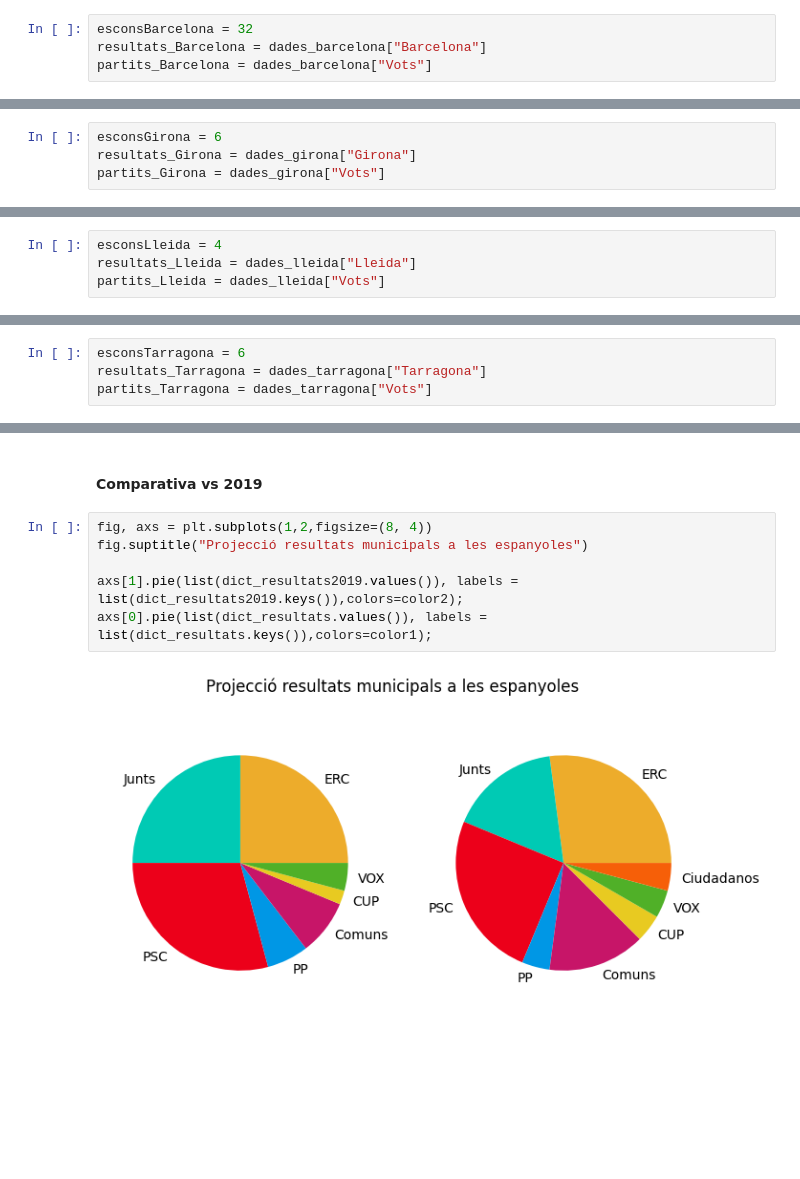
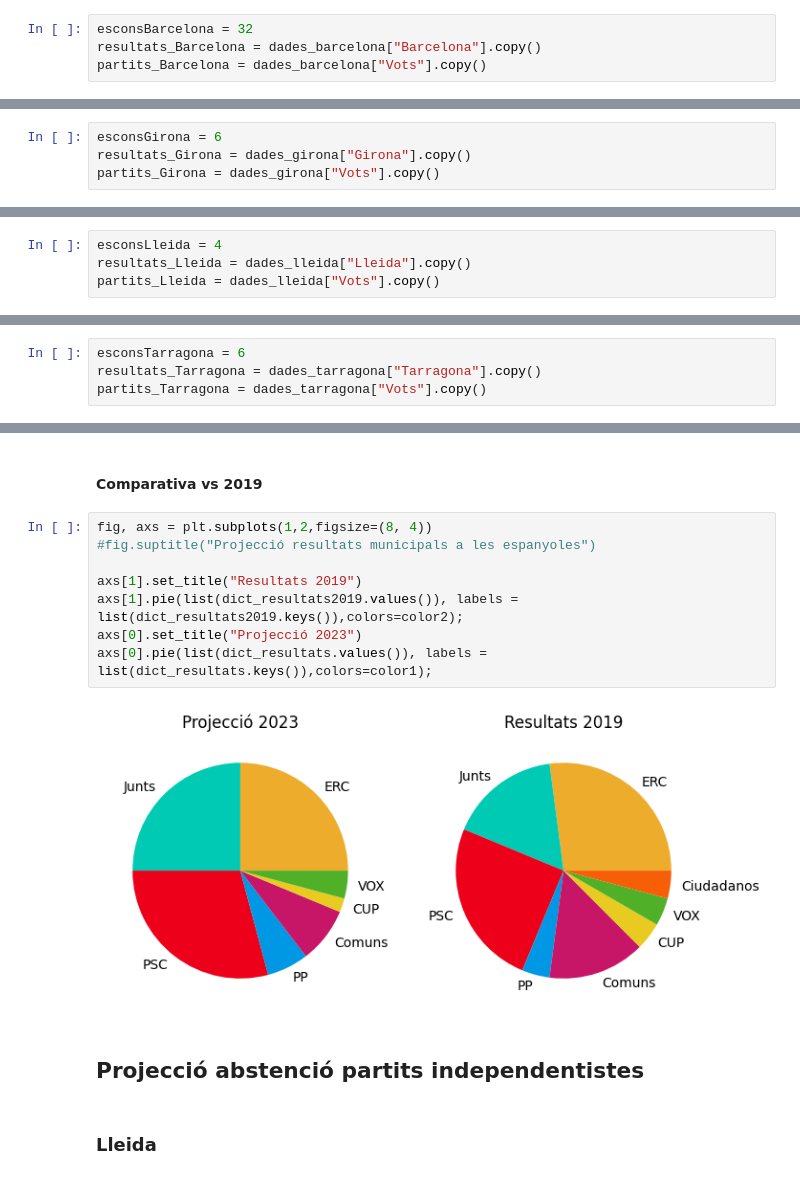
Before and after one commit to albaguti/ProjeccioEleccions, a Jupyter notebook: ProspeccioResultats.ipynb, the cells around one changed output, grey strips where cells are left out. Cells and saved outputs as stored; diff of their text form; blank space fills up the shorter version.

```diff
--- a/ProspeccioResultats.ipynb
+++ b/ProspeccioResultats.ipynb
@@ -85,8 +130,8 @@ dades_barcelona
 | 13 | FIC | 1448 | 0.0006 |
 # %%
 esconsBarcelona = 32
-resultats_Barcelona = dades_barcelona["Barcelona"]
-partits_Barcelona = dades_barcelona["Vots"]
+resultats_Barcelona = dades_barcelona["Barcelona"].copy()
+partits_Barcelona = dades_barcelona["Vots"].copy()
 # %%
 res,limit,esconsRepartitsBarcelona = repartimentEscons(resultats_Barcelona,esconsBarcelona,partits_Barcelona)
 dataBarcelona = pd.DataFrame(res, columns=dades_barcelona["Vots"])
@@ -139,8 +184,8 @@ dades_girona
 | 11 | SOMMESCAT | 1624 | 0.0057 |
 # %%
 esconsGirona = 6
-resultats_Girona = dades_girona["Girona"]
-partits_Girona = dades_girona["Vots"]
+resultats_Girona = dades_girona["Girona"].copy()
+partits_Girona = dades_girona["Vots"].copy()
 # %%
 res,limit,esconsRepartitsGirona = repartimentEscons(resultats_Girona,esconsGirona,partits_Girona)
 dataGirona = pd.DataFrame(res, columns=dades_girona["Vots"])
@@ -173,8 +218,8 @@ dades_lleida
 | 10 | APC | 783 | 0.0044 |
 # %%
 esconsLleida = 4
-resultats_Lleida = dades_lleida["Lleida"]
-partits_Lleida = dades_lleida["Vots"]
+resultats_Lleida = dades_lleida["Lleida"].copy()
+partits_Lleida = dades_lleida["Vots"].copy()
 # %%
 res,limit,esconsRepartitsLleida = repartimentEscons(resultats_Lleida,esconsLleida,partits_Lleida)
 dataLleida = pd.DataFrame(res, columns=dades_lleida["Vots"])
@@ -213,8 +258,8 @@ dades_tarragona
 | 9 | APCANVI | 1638 | 0.0050 |
 # %%
 esconsTarragona = 6
-resultats_Tarragona = dades_tarragona["Tarragona"]
-partits_Tarragona = dades_tarragona["Vots"]
+resultats_Tarragona = dades_tarragona["Tarragona"].copy()
+partits_Tarragona = dades_tarragona["Vots"].copy()
 # %%
 res,limit,esconsRepartitsTarragona = repartimentEscons(resultats_Tarragona,esconsTarragona,partits_Tarragona)
 dataTarragona = pd.DataFrame(res, columns=dades_tarragona["Vots"])
@@ -299,9 +344,15 @@ plt.pie(list(dict_resultats2019.values()), labels = list(dict_resultats2019.keys
 <h4> Comparativa vs 2019
 # %%
 fig, axs = plt.subplots(1,2,figsize=(8, 4))
-fig.suptitle("Projecció resultats municipals a les espanyoles")
+#fig.suptitle("Projecció resultats municipals a les espanyoles")
 
+axs[1].set_title("Resultats 2019")
 axs[1].pie(list(dict_resultats2019.values()), labels = list(dict_resultats2019.keys()),colors=color2);
+axs[0].set_title("Projecció 2023")
 axs[0].pie(list(dict_resultats.values()), labels = list(dict_resultats.keys()),colors=color1);
 # %% [output]
-[figure, old version]
+[figure, new version]
+# %% [markdown]
+<h2> Projecció abstenció partits independentistes
+# %% [markdown]
+<h3> Lleida
```
Also changed, not shown: parts of 14 cells of this notebook.
